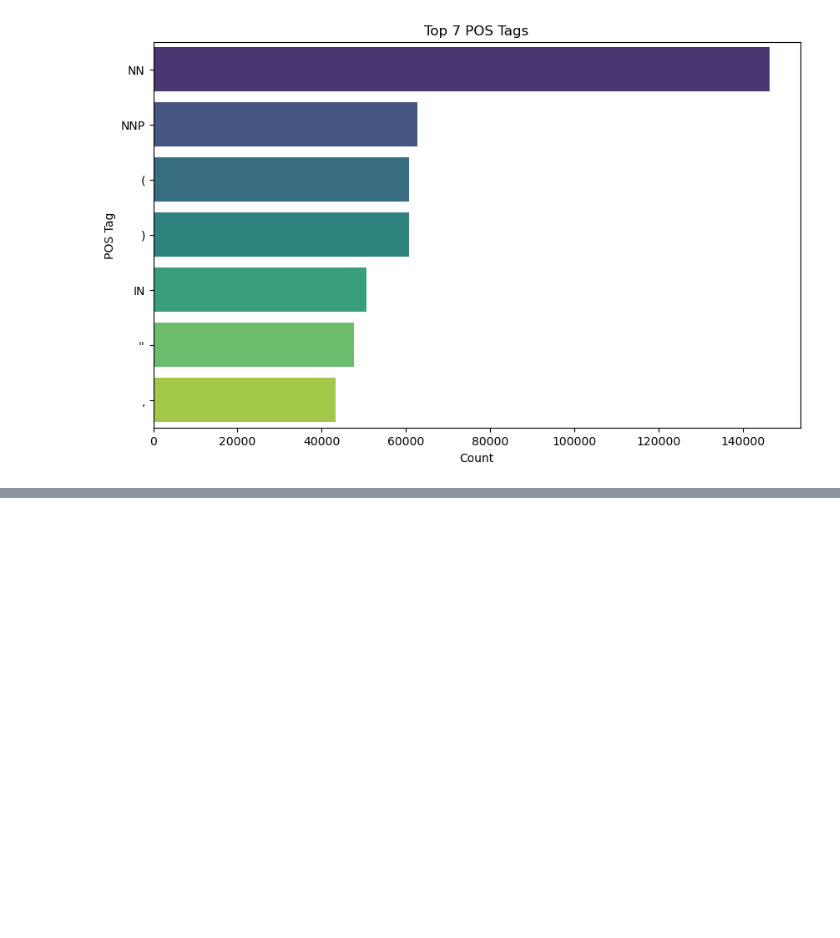
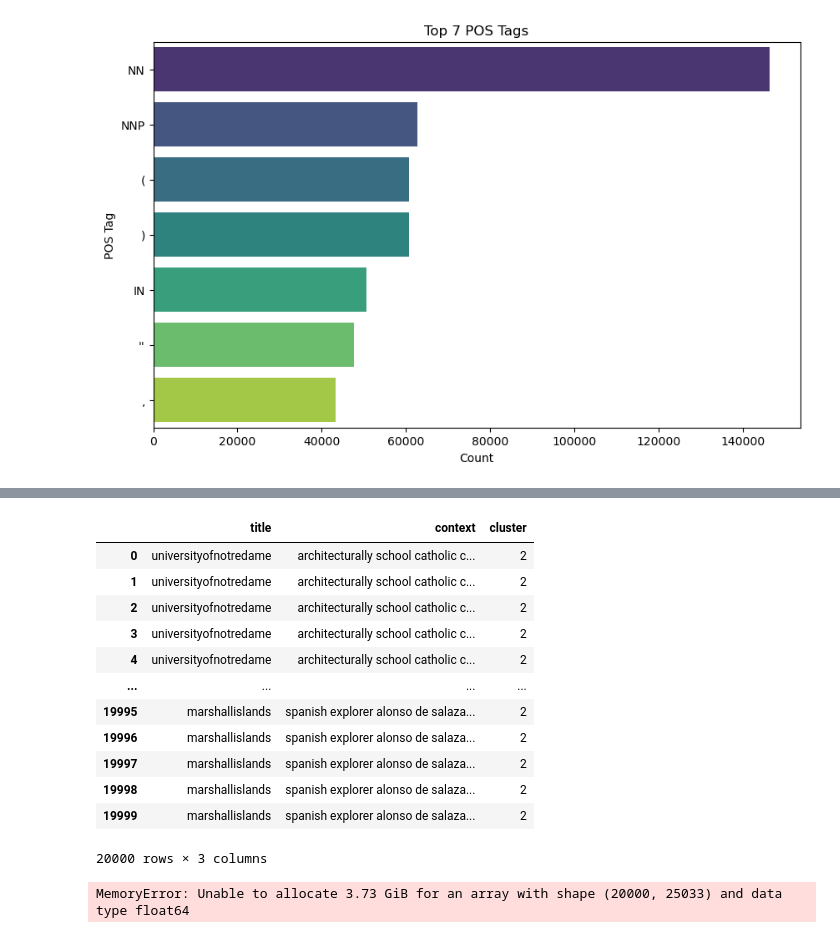
Before and after one commit to Ajabhisek/capstone-project-chat-with-pdf, a Jupyter notebook: COGNITIVE_QUESTION_ANSWERING_EDA.ipynb, the cells around one changed output, grey strips where cells are left out. Cells and saved outputs as stored; diff of their text form; code cells hidden in the pictures; blank space fills up the shorter version.

```diff
--- a/COGNITIVE_QUESTION_ANSWERING_EDA.ipynb
+++ b/COGNITIVE_QUESTION_ANSWERING_EDA.ipynb
@@ -496,3 +500,18 @@ else:
     print("No POS tags found in the text.")
 # %% [output]
 [figure]
+# %%
+class DataPreprocessing:
+    def __init__(self):
+        self.lemmatizer = WordNetLemmatizer()
+
+    def preprocessing(self,text):
+        lower_text = text.lower()
+        manipulated_text = lower_text.translate(str.maketrans("","",string.punctuation))
+        token_text = word_tokenize(manipulated_text)
+        filtered_text = [text for text in token_text if text not in stop_words_list]
+
+        lemmatized_tokens = [self.lemmatizer.lemmatize(text) for text in filtered_text]
+        processed_text = ' '.join(lemmatized_tokens)
+
+        return processed_text
@@ -498,0 +709,20 @@ else:
+# %%
+num_clusters = 5
+kmeans = KMeans(n_clusters=num_clusters, random_state=42,n_init=10)
+df2['cluster'] = kmeans.fit_predict(combined_text_bow)
+
+df2[['title', 'context', 'cluster']]
+# %% [output]
+|  | title | context | cluster |
+| 0 | universityofnotredame | architecturally school catholic c... | 2 |
+| 1 | universityofnotredame | architecturally school catholic c... | 2 |
+| 2 | universityofnotredame | architecturally school catholic c... | 2 |
+| 3 | universityofnotredame | architecturally school catholic c... | 2 |
+| 4 | universityofnotredame | architecturally school catholic c... | 2 |
+| ... | ... | ... | ... |
+| 19995 | marshallislands | spanish explorer alonso de salaza... | 2 |
+| 19996 | marshallislands | spanish explorer alonso de salaza... | 2 |
+| 19997 | marshallislands | spanish explorer alonso de salaza... | 2 |
+| 19998 | marshallislands | spanish explorer alonso de salaza... | 2 |
+| 19999 | marshallislands | spanish explorer alonso de salaza... | 2 |
+20000 rows × 3 columns
@@ -498,0 +731,11 @@ else:
+# %%
+pca = PCA(n_components=2)
+X_pca = pca.fit_transform(combined_text_bow.toarray())
+
+df2['pca_1'] = X_pca[:, 0]
+df2['pca_2'] = X_pca[:, 1]
+
+X_pca_df = pd.DataFrame(data = X_pca, columns =['pca1','pca2'])
+X_pca_df.head()
+# %% [output]
+MemoryError: Unable to allocate 3.73 GiB for an array with shape (20000, 25033) and data type float64
```
Also changed, not shown: parts of 22 cells of this notebook.
